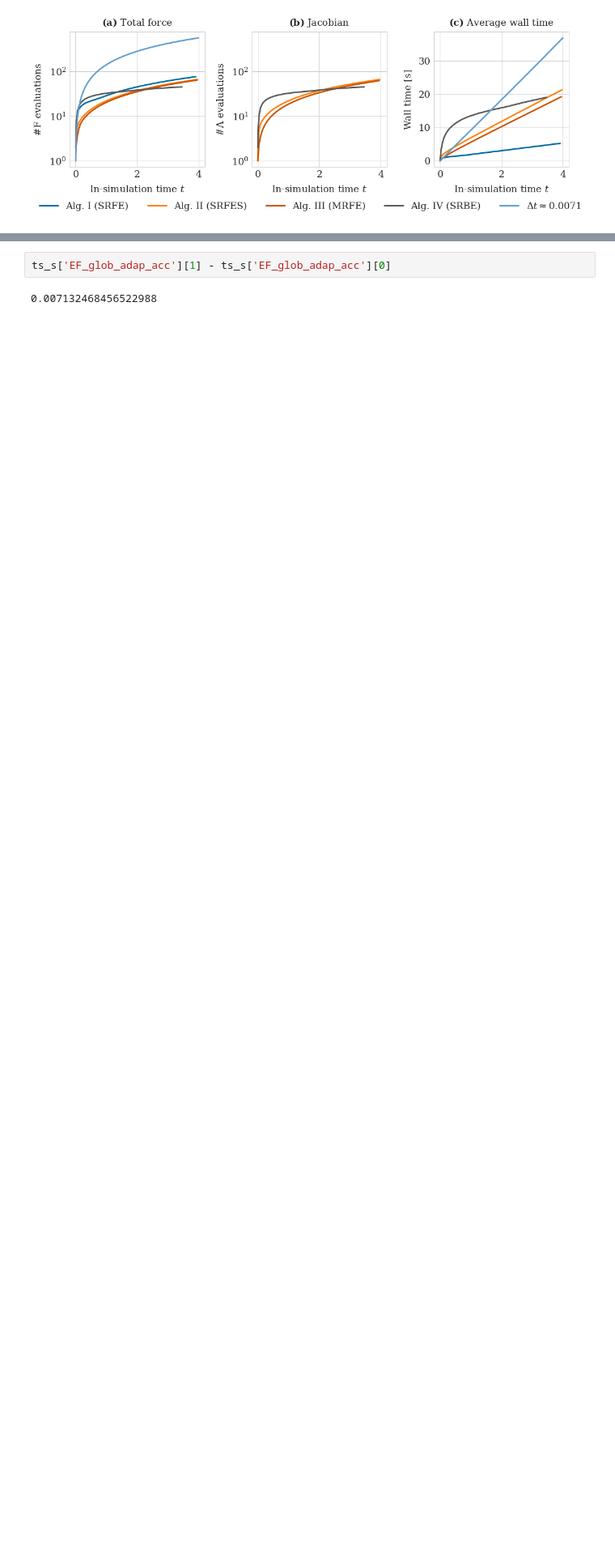
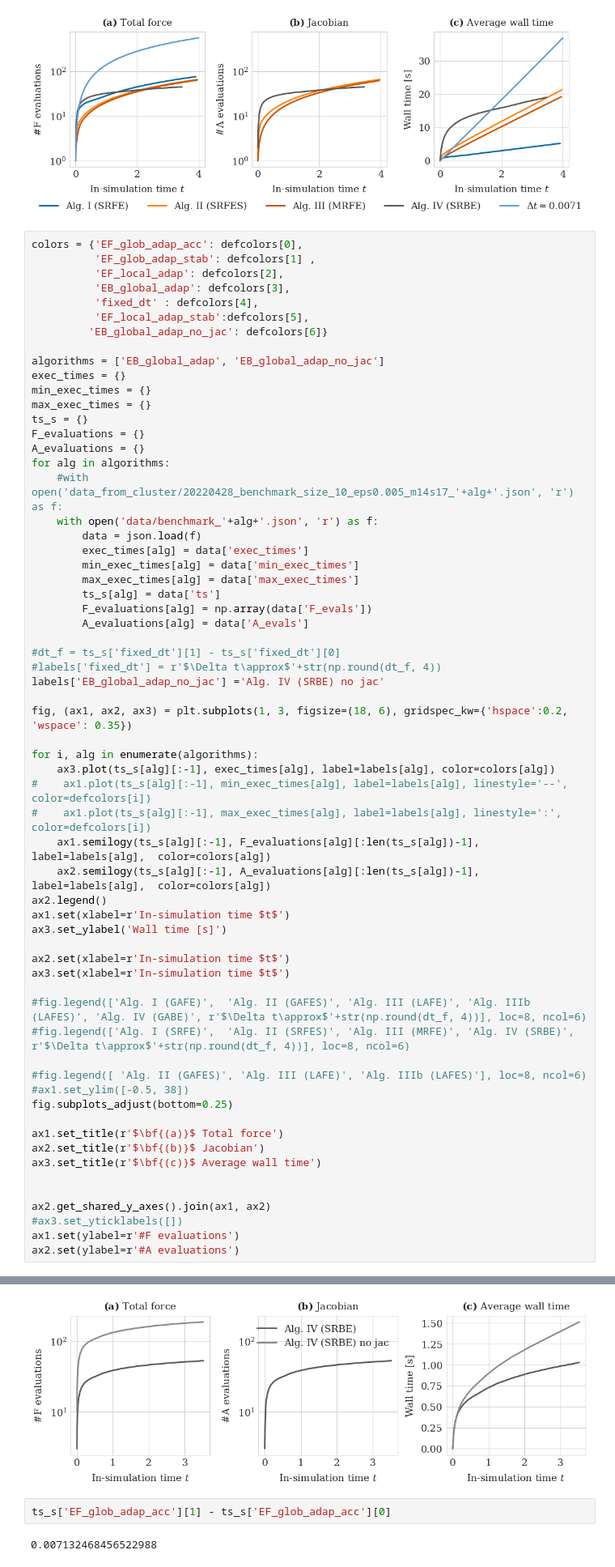
Before and after one commit to somathias/cbmos, a Jupyter notebook: experiments/exp-draft_single_proliferation_event_within_spheroid.ipynb, the cells around one changed output, grey strips where cells are left out. Shown at 81% size. Saved outputs shown, nothing was run; the diff lists cells and outputs as text; blank space fills up the shorter version.

```diff
--- a/experiments/exp-draft_single_proliferation_event_within_spheroid.ipynb
+++ b/experiments/exp-draft_single_proliferation_event_within_spheroid.ipynb
@@ -672,3 +672,66 @@ ax2.set(ylabel=r'#A evaluations')
 plt.savefig('locally_comp_spheroid_benchmark.pdf', bbox_inches='tight')
 # %% [output]
 [figure]
+# %%
+colors = {'EF_glob_adap_acc': defcolors[0],
+          'EF_glob_adap_stab': defcolors[1] ,
+          'EF_local_adap': defcolors[2],
+          'EB_global_adap': defcolors[3],
+          'fixed_dt' : defcolors[4],
+          'EF_local_adap_stab':defcolors[5],
+         'EB_global_adap_no_jac': defcolors[6]}
+
+algorithms = ['EB_global_adap', 'EB_global_adap_no_jac']
+exec_times = {}
+min_exec_times = {}
+max_exec_times = {}
+ts_s = {}
+F_evaluations = {}
+A_evaluations = {}
+for alg in algorithms:
+    #with open('data_from_cluster/20220428_benchmark_size_10_eps0.005_m14s17_'+alg+'.json', 'r') as f:
+    with open('data/benchmark_'+alg+'.json', 'r') as f:
+        data = json.load(f)
+        exec_times[alg] = data['exec_times']
+        min_exec_times[alg] = data['min_exec_times']
+        max_exec_times[alg] = data['max_exec_times']
+        ts_s[alg] = data['ts']
+        F_evaluations[alg] = np.array(data['F_evals'])
+        A_evaluations[alg] = data['A_evals']
+
+#dt_f = ts_s['fixed_dt'][1] - ts_s['fixed_dt'][0]
+#labels['fixed_dt'] = r'$\Delta t\approx$'+str(np.round(dt_f, 4))
+labels['EB_global_adap_no_jac'] ='Alg. IV (SRBE) no jac'
+
+fig, (ax1, ax2, ax3) = plt.subplots(1, 3, figsize=(18, 6), gridspec_kw={'hspace':0.2, 'wspace': 0.35})
+
+for i, alg in enumerate(algorithms):
+    ax3.plot(ts_s[alg][:-1], exec_times[alg], label=labels[alg], color=colors[alg])
+#    ax1.plot(ts_s[alg][:-1], min_exec_times[alg], label=labels[alg], linestyle='--', color=defcolors[i])
+#    ax1.plot(ts_s[alg][:-1], max_exec_times[alg], label=labels[alg], linestyle=':', color=defcolors[i])
+    ax1.semilogy(ts_s[alg][:-1], F_evaluations[alg][:len(ts_s[alg])-1], label=labels[alg],  color=colors[alg])
+    ax2.semilogy(ts_s[alg][:-1], A_evaluations[alg][:len(ts_s[alg])-1], label=labels[alg],  color=colors[alg])
+ax2.legend()
+ax1.set(xlabel=r'In-simulation time $t$')
+ax3.set_ylabel('Wall time [s]')
+
+ax2.set(xlabel=r'In-simulation time $t$')
+ax3.set(xlabel=r'In-simulation time $t$')
+
+#fig.legend(['Alg. I (GAFE)',  'Alg. II (GAFES)', 'Alg. III (LAFE)', 'Alg. IIIb (LAFES)', 'Alg. IV (GABE)', r'$\Delta t\approx$'+str(np.round(dt_f, 4))], loc=8, ncol=6)
+#fig.legend(['Alg. I (SRFE)',  'Alg. II (SRFES)', 'Alg. III (MRFE)', 'Alg. IV (SRBE)', r'$\Delta t\approx$'+str(np.round(dt_f, 4))], loc=8, ncol=6)
+
+#fig.legend([ 'Alg. II (GAFES)', 'Alg. III (LAFE)', 'Alg. IIIb (LAFES)'], loc=8, ncol=6)
+#ax1.set_ylim([-0.5, 38])
+fig.subplots_adjust(bottom=0.25)
+
+ax1.set_title(r'$\bf{(a)}$ Total force')
+ax2.set_title(r'$\bf{(b)}$ Jacobian')
+ax3.set_title(r'$\bf{(c)}$ Average wall time')
+
+
+ax2.get_shared_y_axes().join(ax1, ax2)
+#ax3.set_yticklabels([])
+ax1.set(ylabel=r'#F evaluations')
+ax2.set(ylabel=r'#A evaluations')
+# %% [output]
@@ -675,3 +739,4 @@ plt.savefig('locally_comp_spheroid_benchmark.pdf', bbox_inches='tight')
+[figure, added]
 # %%
 ts_s['EF_glob_adap_acc'][1] - ts_s['EF_glob_adap_acc'][0]
 # %% [output]
```
Also changed, not shown: parts of 1 cell of this notebook, 1 other file.
